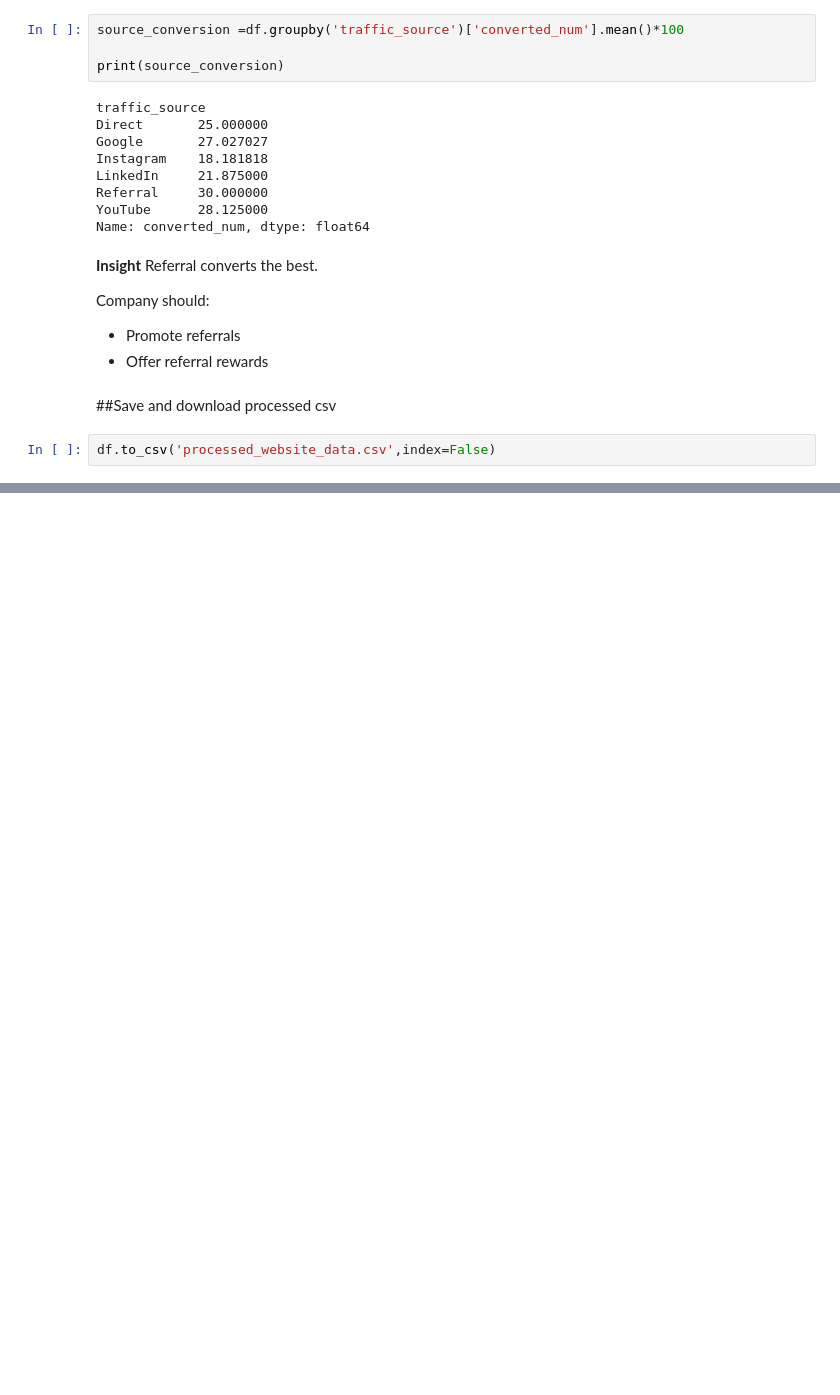
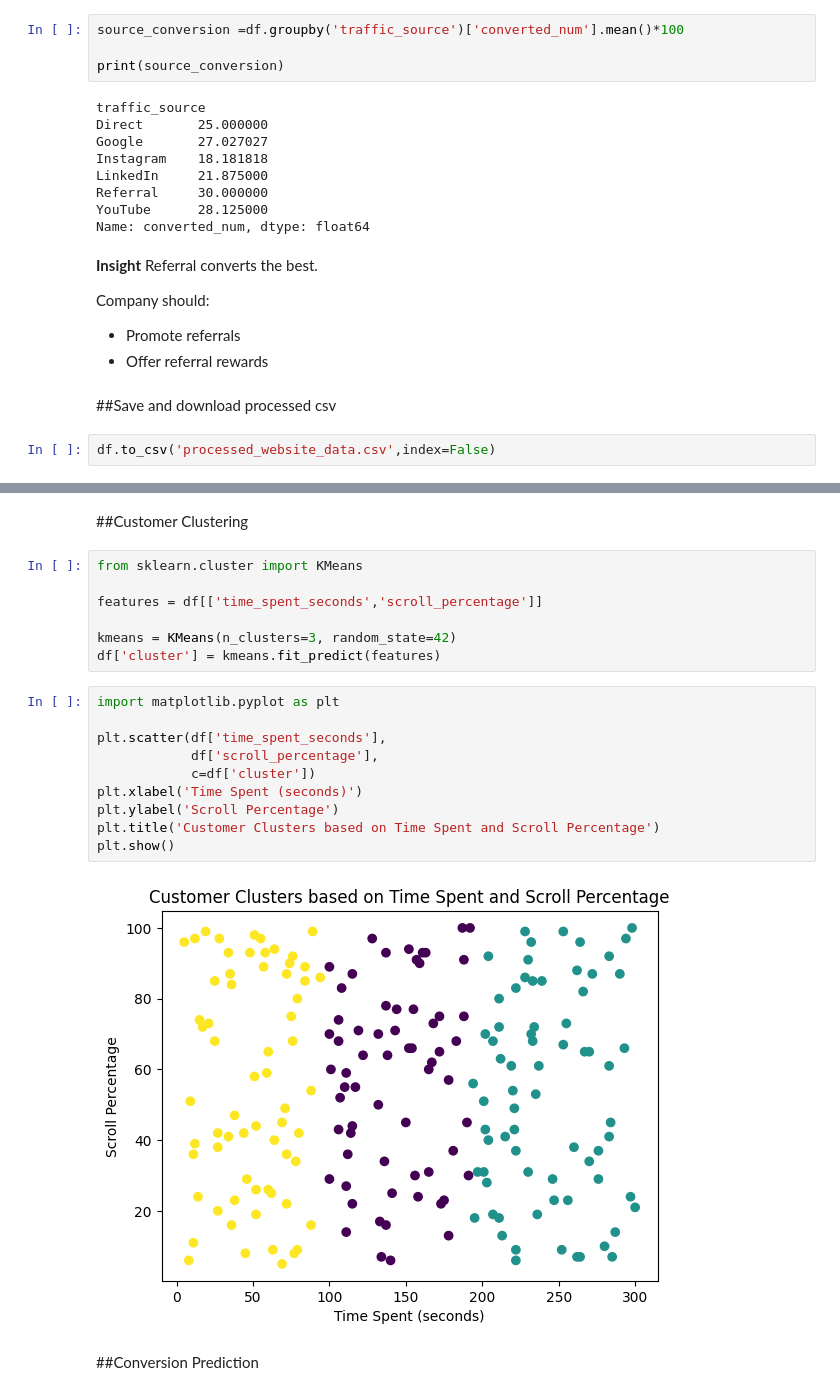
Before and after one commit to femiraj26/Website-Behaviour-Analytics, a Jupyter notebook: Website_Behaviour_Analytics.ipynb, the cells around one changed output, grey strips where cells are left out. Drawn from its saved outputs; the diff is of its cells as text; blank space fills up the shorter version.

```diff
--- a/Website_Behaviour_Analytics.ipynb
+++ b/Website_Behaviour_Analytics.ipynb
@@ -255,0 +274,23 @@ files.download('processed_website_data.csv')
+# %% [markdown]
+##Customer Clustering
+# %%
+from sklearn.cluster import KMeans
+
+features = df[['time_spent_seconds','scroll_percentage']]
+
+kmeans = KMeans(n_clusters=3, random_state=42)
+df['cluster'] = kmeans.fit_predict(features)
+# %%
+import matplotlib.pyplot as plt
+
+plt.scatter(df['time_spent_seconds'],
+            df['scroll_percentage'],
+            c=df['cluster'])
+plt.xlabel('Time Spent (seconds)')
+plt.ylabel('Scroll Percentage')
+plt.title('Customer Clusters based on Time Spent and Scroll Percentage')
+plt.show()
+# %% [output]
+[figure, added]
+# %% [markdown]
+##Conversion Prediction
```
Also changed, not shown: parts of 3 cells of this notebook.
